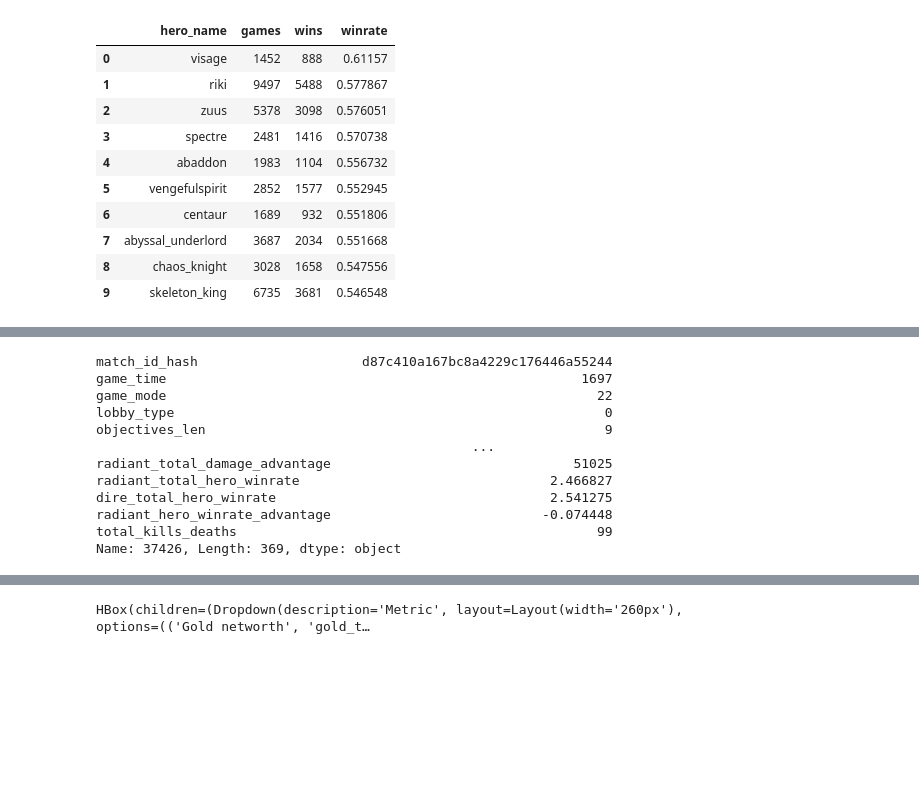
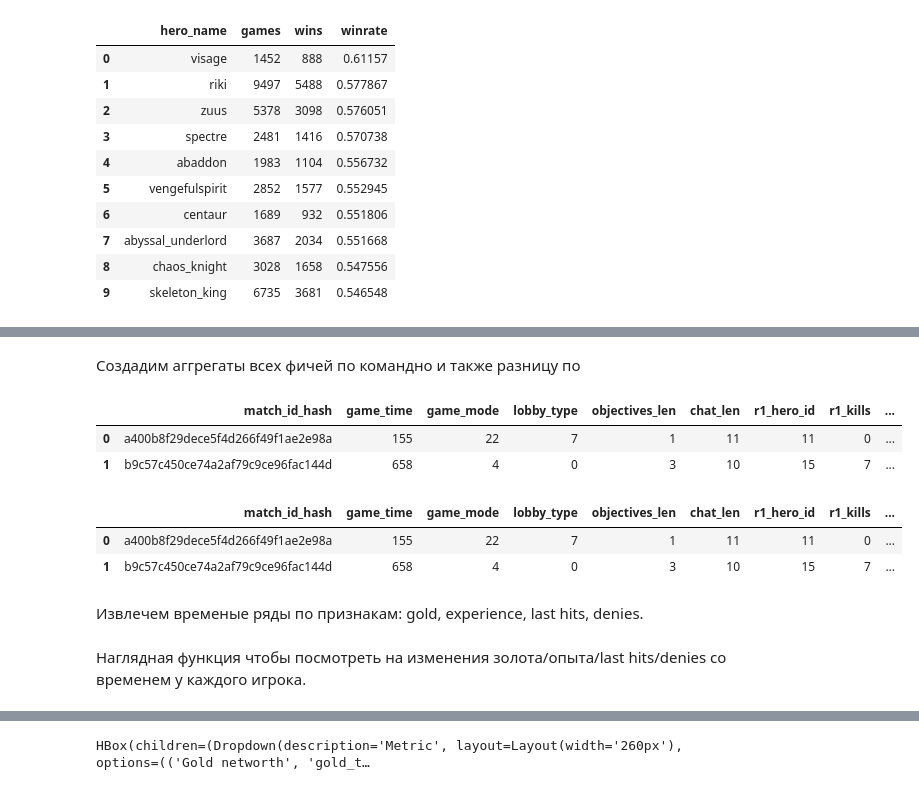
Before and after one commit to matevosovp/Dota-2-winner-prediction, a Jupyter notebook: Dota2winnerPrediction.ipynb, the cells around one changed output, grey strips where cells are left out. Saved outputs shown, nothing was run; the diff lists cells and outputs as text; code cells hidden in the pictures; blank space fills up the shorter version.

```diff
--- a/Dota2winnerPrediction.ipynb
+++ b/Dota2winnerPrediction.ipynb
@@ -399,6 +466,8 @@ for col in ["gold_diff", "xp_diff", "level_diff", "kills_diff"]:
 
 Идентификаторы героев несут информацию о композиции команд и ролях, поэтому они являются одними из ключевых категориальных признаков. Они будут учтены в последующих секциях
 # %%
+cat_match_cols = [c for c in ["game_mode", "lobby_type"] if c in raw_features.columns]
+
 for col in cat_match_cols:
     vc = raw_features[col].value_counts(dropna=False)
 
@@ -563,3 +656,11 @@ def attach_player_feature(raw_features, df_matches, feature: str, overwrite=Fals
 raw_features = attach_player_feature(raw_features, df_json_matches,
     feature="pred_vict"
 )
+
+raw_features = attach_player_feature(raw_features, df_json_matches,
+    feature="xp"
+)
+
+raw_features = attach_player_feature(raw_features, df_json_matches,
+    feature="hero_name"
+)
@@ -760,3 +870,11 @@ raw_features = attach_player_feature(raw_features, df_json_matches,
+# %% [markdown]
+Создадим аггрегаты всех фичей по командно и также разницу по
+# %%
+raw_features.head(2)
+# %% [output]
+|  | match_id_hash | game_time | game_mode | lobby_type | objectives_len | chat_len | r1_hero_id | r1_kills | ... |
+| 0 | a400b8f29dece5f4d266f49f1ae2e98a | 155 | 22 | 7 | 1 | 11 | 11 | 0 | ... |
+| 1 | b9c57c450ce74a2af79c9ce96fac144d | 658 | 4 | 0 | 3 | 10 | 15 | 7 | ... |
 # %%
 def create_features(df):
     # какие характеристики суммируем для каждой команды
@@ -785,3 +903,11 @@ def create_features(df):
     return df
 # %%
 raw_features = create_features(raw_features)
+# %%
+raw_features.head(2)
+# %% [output]
+|  | match_id_hash | game_time | game_mode | lobby_type | objectives_len | chat_len | r1_hero_id | r1_kills | ... |
+| 0 | a400b8f29dece5f4d266f49f1ae2e98a | 155 | 22 | 7 | 1 | 11 | 11 | 0 | ... |
+| 1 | b9c57c450ce74a2af79c9ce96fac144d | 658 | 4 | 0 | 3 | 10 | 15 | 7 | ... |
+# %% [markdown]
+Извлечем временые ряды по признакам: gold, experience, last hits, denies.
@@ -788,3 +927,5 @@ raw_features = create_features(raw_features)
+# %% [markdown]
+Наглядная функция чтобы посмотреть на изменения золота/опыта/last hits/denies со временем у каждого игрока.
 # %%
 def match_timeseries_widget_random(df, idx=0, time_step=60):
     metrics = {
@@ -911,18 +1052,3 @@ def match_timeseries_widget_random(df, idx=0, time_step=60):
 
     update_label(state["idx"])
     plot()
-# %%
-raw_features.iloc[37426]
-# %% [output]
-match_id_hash                     d87c410a167bc8a4229c176446a55244
-game_time                                                     1697
-game_mode                                                       22
-lobby_type                                                       0
-objectives_len                                                   9
-                                                ...
-radiant_total_damage_advantage                               51025
-radiant_total_hero_winrate                                2.466827
-dire_total_hero_winrate                                   2.541275
-radiant_hero_winrate_advantage                           -0.074448
-total_kills_deaths                                              99
-Name: 37426, Length: 369, dtype: object
```
Also changed, not shown: parts of 30 cells of this notebook.
